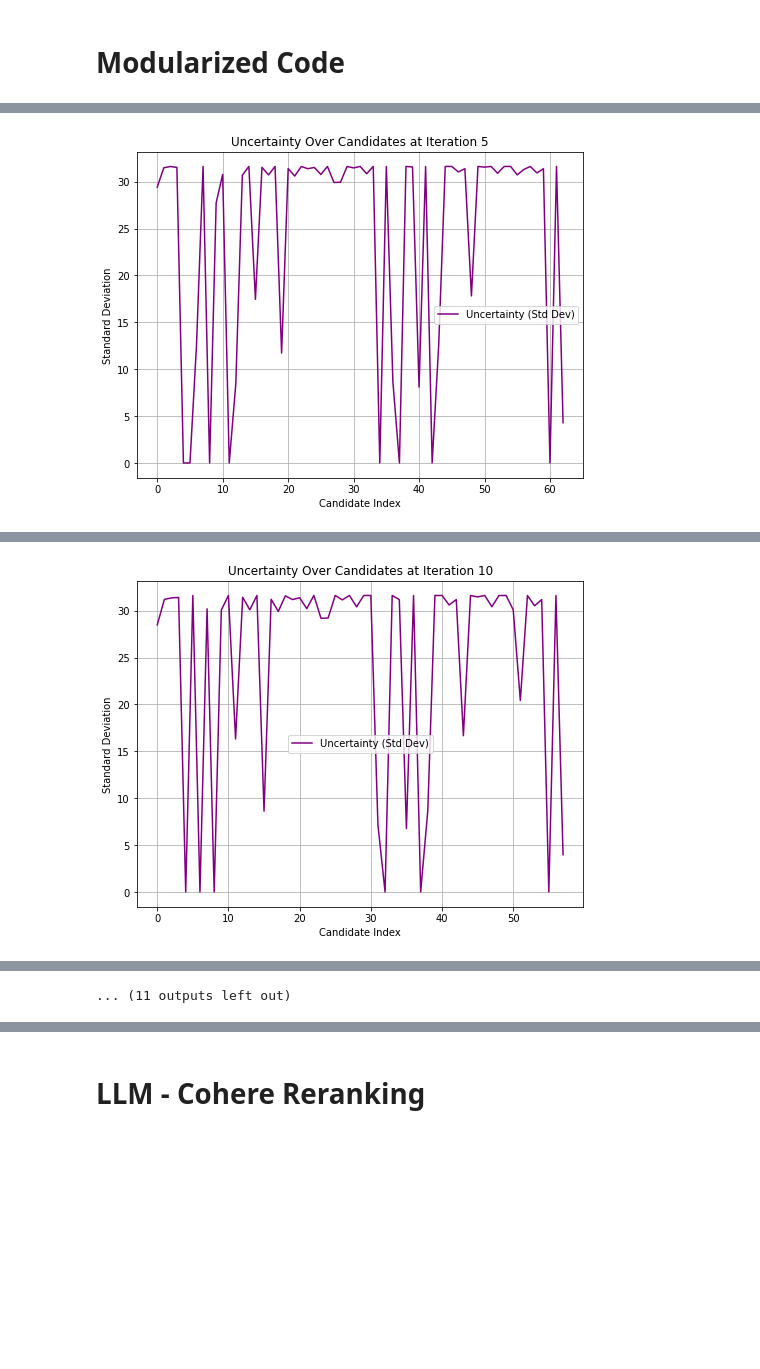
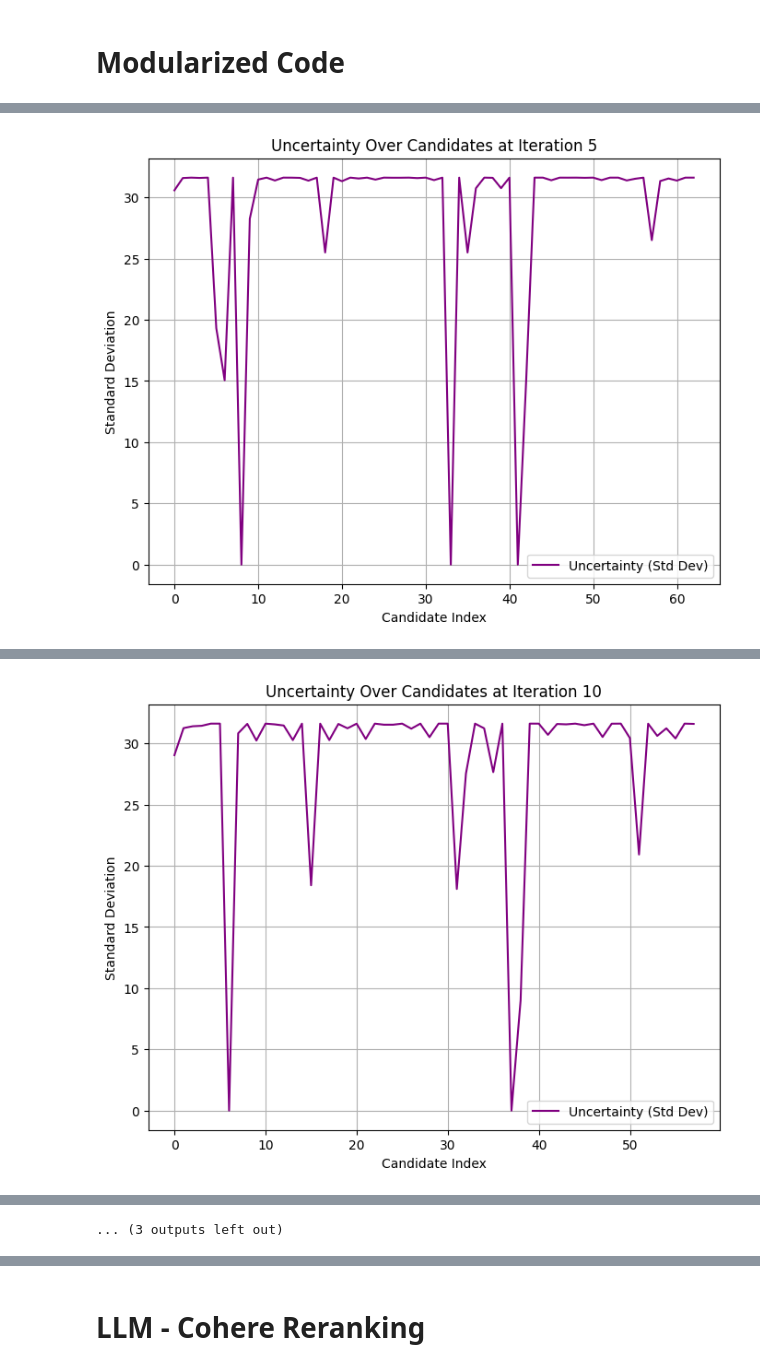
Before and after one commit to Toniaac/hte-data-processing, a Jupyter notebook: Active Learning.ipynb, the cells around one changed output, grey strips where cells are left out. Drawn from its saved outputs; the diff is of its cells as text; code cells hidden in the pictures; blank space fills up the shorter version.

```diff
--- a/Active Learning.ipynb
+++ b/Active Learning.ipynb
@@ -533,5 +608,5 @@ def plot_results(iteration_indices, selected_modulus, mse_per_iteration):
     plt.show()
 
 
-run_active_learning(data_grouped, initial_train_point=10, max_iterations=50, alpha_initial=1, alpha_decay=0.1, early_stopping_threshold=1e-4)
+run_active_learning(data_grouped, initial_train_point=5, max_iterations=30, alpha_initial=1, alpha_decay=0.1, early_stopping_threshold=1e-4)
 # %% [output]
@@ -548 +630 @@ run_active_learning(data_grouped, initial_train_point=10, max_iterations=50, alp
-[figure, old version]
+[figure, new version]
@@ -559 +648 @@ run_active_learning(data_grouped, initial_train_point=10, max_iterations=50, alp
-[figure, old version]
+[figure, new version]
@@ -604,4 +721,4 @@ run_active_learning(data_grouped, initial_train_point=10, max_iterations=50, alp
-... (11 outputs left out)
+... (3 outputs left out)
 # %%
 import numpy as np
 import matplotlib.pyplot as plt
```
Also changed, not shown: parts of 4 cells of this notebook.
